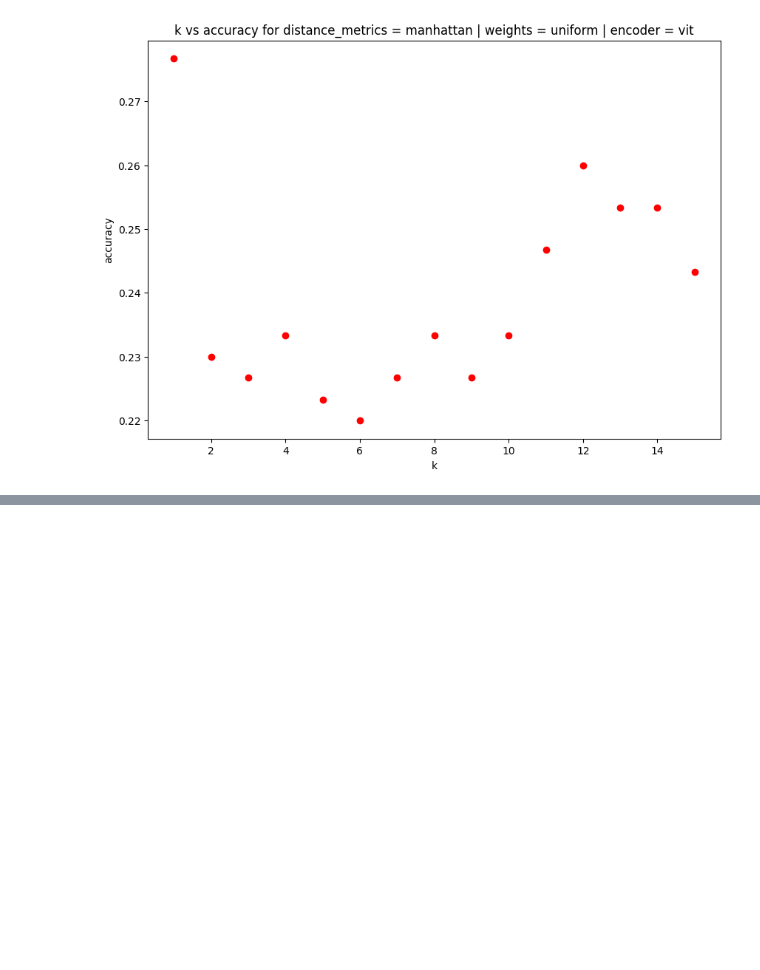
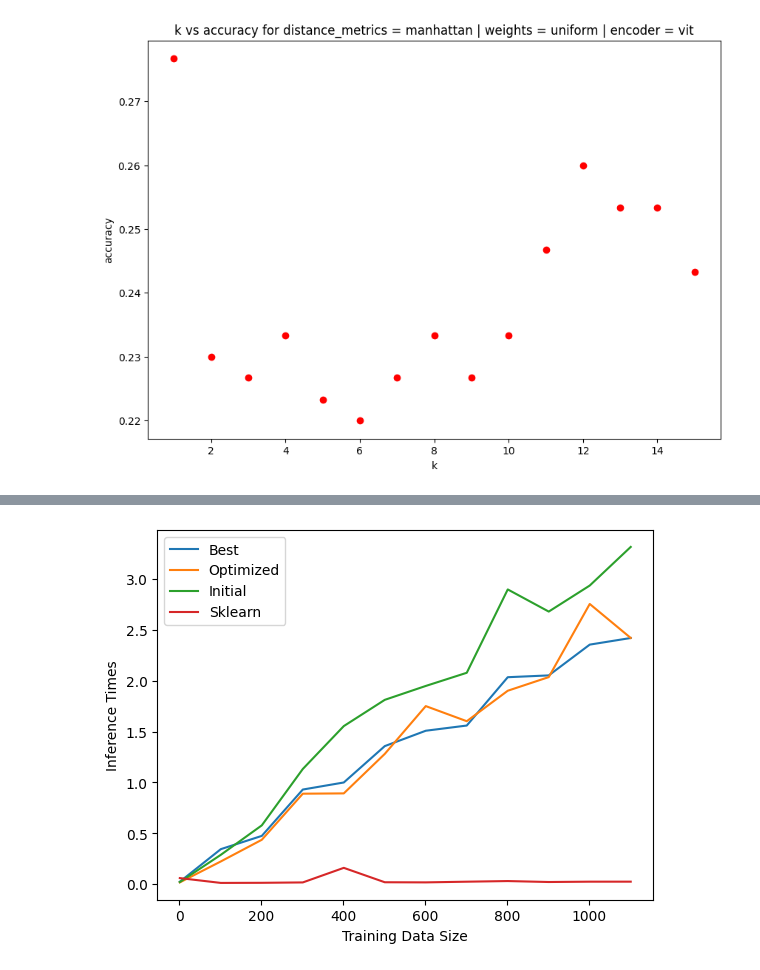
Before and after one commit to bhavberi/SMAI-Monsoon-23-24, a Jupyter notebook: 2021111013_assignment_1/1.ipynb, the cells around one changed output, grey strips where cells are left out. Saved outputs shown, nothing was run; the diff lists cells and outputs as text; code cells hidden in the pictures; blank space fills up the shorter version.

```diff
--- a/2021111013_assignment_1/1.ipynb
+++ b/2021111013_assignment_1/1.ipynb
@@ -268,0 +371,11 @@ plt.show()
+# %%
+plt.plot(x, best_inference_times, label="Best")
+plt.plot(x, optimized_inference_times, label="Optimized")
+plt.plot(x, initial_inference_times, label="Initial")
+plt.plot(x, sklearn_inference_times, label="Sklearn")
+plt.xlabel("Training Data Size")
+plt.ylabel("Inference Times")
+plt.legend()
+plt.show()
+# %% [output]
+[figure, added]
```
Also changed, not shown: parts of 9 cells of this notebook.
